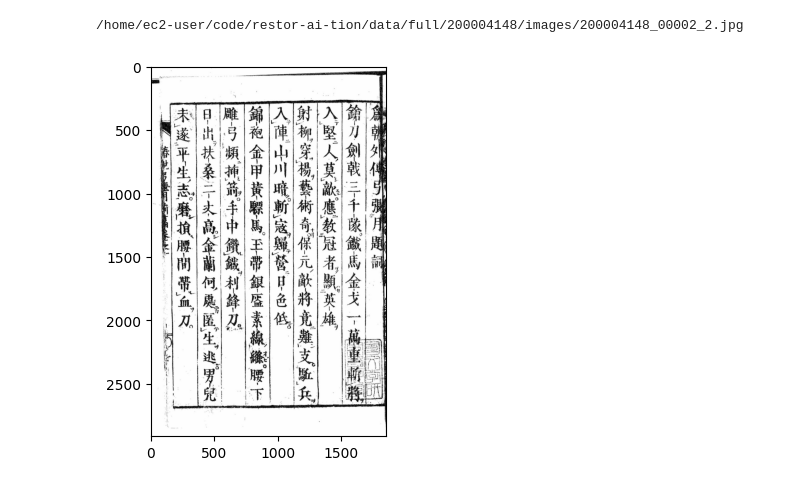
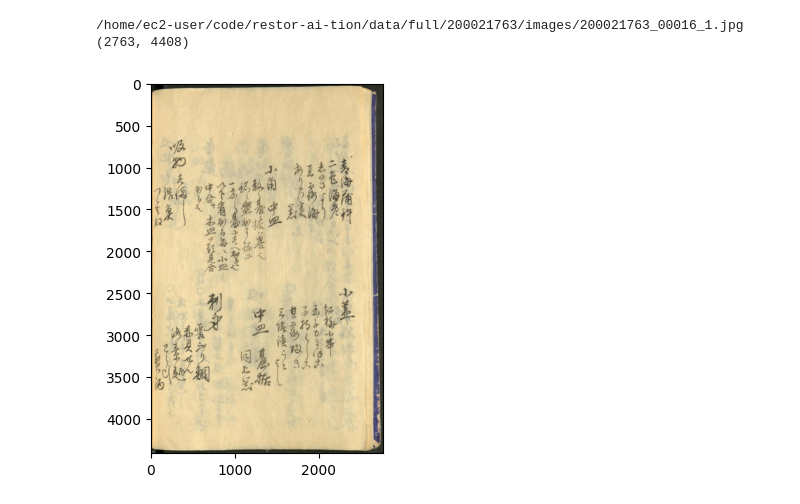
Before and after one commit to aumahesh-mids/kuzushiji-recognition, a Jupyter notebook: thanya.ipynb, the cells around one changed output. Cells and saved outputs as stored; diff of their text form; code cells hidden in the pictures.

```diff
--- a/thanya.ipynb
+++ b/thanya.ipynb
@@ -20,22 +21,29 @@ from kr.classifier.softmax.mobilenetv3 import MobileNetV3
 from kr.datasets import KuzushijiUnicodeMapping
 # %%
 # filename = '/home/ec2-user/code/t-hanya/kuzushiji-recognition/data/new-images/example.jpg'
+filename = '/home/ec2-user/code/restor-ai-tion/data/full/200021763/images/200021763_00016_1.jpg'
 # filename = '/home/ec2-user/code/restor-ai-tion/data/full/brsk00000/images/brsk001_005.jpg'
 # filename = '/home/ec2-user/code/restor-ai-tion/data/full/200014685/images/200014685_00002_2.jpg'
-filename = '/home/ec2-user/code/restor-ai-tion/data/full/200004148/images/200004148_00002_2.jpg'
+# --> filename = '/home/ec2-user/code/restor-ai-tion/data/full/200004148/images/200004148_00002_2.jpg'
 # filename = '/home/ec2-user/code/t-hanya/kuzushiji-recognition/data/new-images/image2.png'
 # inverted_filename = '/home/ec2-user/code/t-hanya/kuzushiji-recognition/data/new-images/invertedimage2.png'
 # image = Image.open(filename)
 # inverted_image = ImageOps.invert(image)
 # inverted_image.save(inverted_filename)
 # filename = inverted_filename
+# filename = '/home/ec2-user/code/t-hanya/kuzushiji-recognition/data/new_images/e6eeb23552e1a21c.png'
 print(filename)
 image = Image.open(filename)
-plt.imshow(image)
+# img1 = image.resize((640, 640))
+# img1.save('/home/ec2-user/code/t-hanya/kuzushiji-recognition/data/new_images/t.png')
+# filename = '/home/ec2-user/code/t-hanya/kuzushiji-recognition/data/new_images/t.png'
+plt.imshow(image, cmap='gray')
+print(image.size)
 plt.show()
 # %% [output]
-/home/ec2-user/code/restor-ai-tion/data/full/200004148/images/200004148_00002_2.jpg
+/home/ec2-user/code/restor-ai-tion/data/full/200021763/images/200021763_00016_1.jpg
+(2763, 4408)
-[figure, old version]
+[figure, new version]
 # %%
 def predict(detector_model='/home/ec2-user/code/t-hanya/kuzushiji-recognition/results/detector/model_700.npz',
             classifier_model='/home/ec2-user/code/t-hanya/kuzushiji-recognition/results/classifier/model_1000.npz',
```
Also changed, not shown: parts of 21 cells of this notebook, 2 other files.
